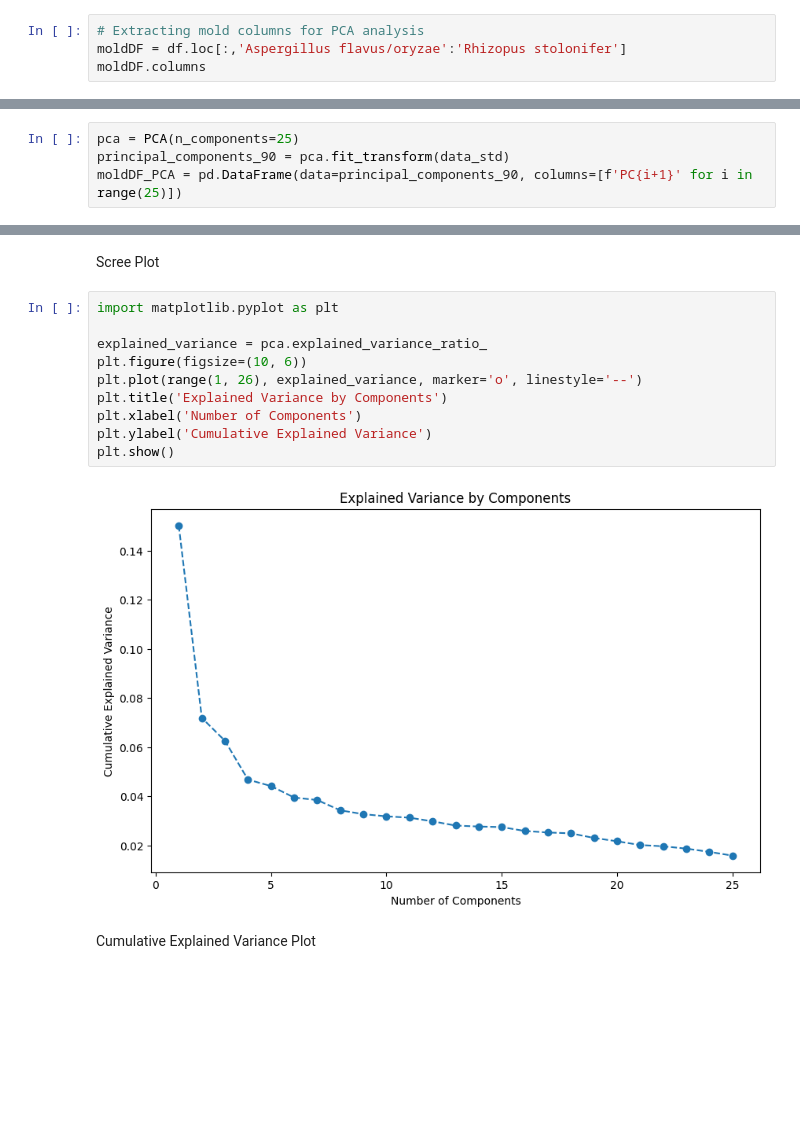
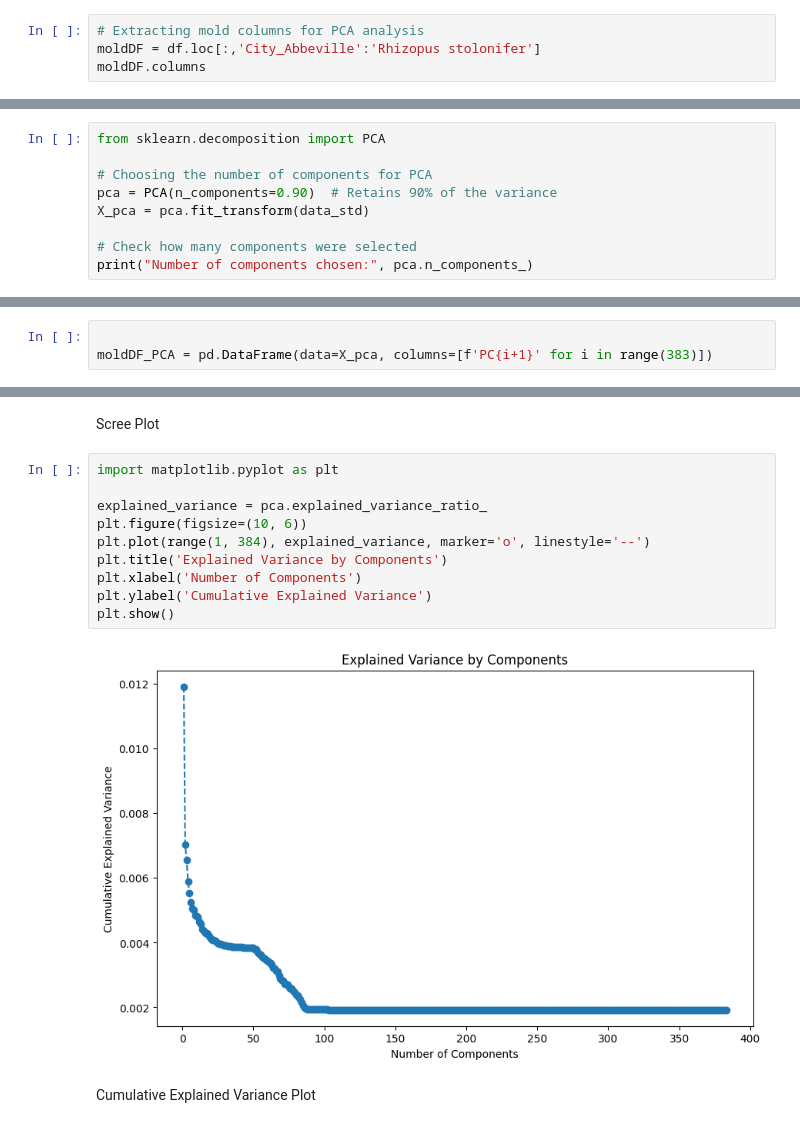
Before and after one commit to AITHIOMB/Home-Health-Impact, a Jupyter notebook: Bonnie W/modeling.ipynb, the cells around one changed output, grey strips where cells are left out. Cells and saved outputs as stored; diff of their text form; blank space fills up the shorter version.

```diff
--- a/Bonnie W/modeling.ipynb
+++ b/Bonnie W/modeling.ipynb
@@ -24,6 +24,6 @@ df.shape
 (553, 628)
 # %%
 # Extracting mold columns for PCA analysis
-moldDF = df.loc[:,'Aspergillus flavus/oryzae':'Rhizopus stolonifer']
+moldDF = df.loc[:,'City_Abbeville':'Rhizopus stolonifer']
 moldDF.columns
 # %% [output]
@@ -89,0 +78,9 @@ print(n_components_90)
+# %%
+from sklearn.decomposition import PCA
+
+# Choosing the number of components for PCA
+pca = PCA(n_components=0.90)  # Retains 90% of the variance
+X_pca = pca.fit_transform(data_std)
+
+# Check how many components were selected
+print("Number of components chosen:", pca.n_components_)
@@ -92,7 +91,6 @@ says i need 25 components to capture 90% of the data
 # %%
-pca = PCA(n_components=25)
-principal_components_90 = pca.fit_transform(data_std)
-moldDF_PCA = pd.DataFrame(data=principal_components_90, columns=[f'PC{i+1}' for i in range(25)])
+
+moldDF_PCA = pd.DataFrame(data=X_pca, columns=[f'PC{i+1}' for i in range(383)])
 # %% [markdown]
 3. Examine and Visualize
 # %%
@@ -109,15 +107,15 @@ Scree Plot
 # %%
 import matplotlib.pyplot as plt
 
 explained_variance = pca.explained_variance_ratio_
 plt.figure(figsize=(10, 6))
-plt.plot(range(1, 26), explained_variance, marker='o', linestyle='--')
+plt.plot(range(1, 384), explained_variance, marker='o', linestyle='--')
 plt.title('Explained Variance by Components')
 plt.xlabel('Number of Components')
 plt.ylabel('Cumulative Explained Variance')
 plt.show()
 # %% [output]
-[figure, old version]
+[figure, new version]
 # %% [markdown]
 Cumulative Explained Variance Plot
 # %%
```
Also changed, not shown: parts of 11 cells of this notebook, 5 other files.
